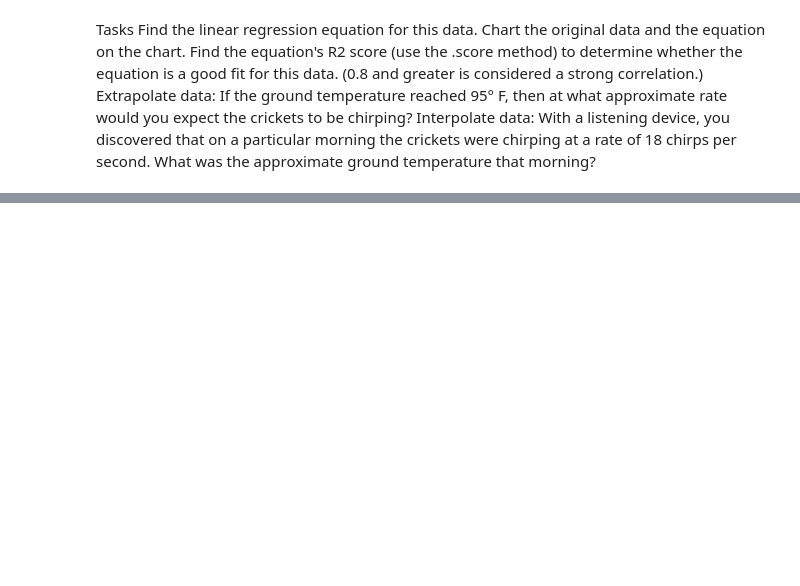
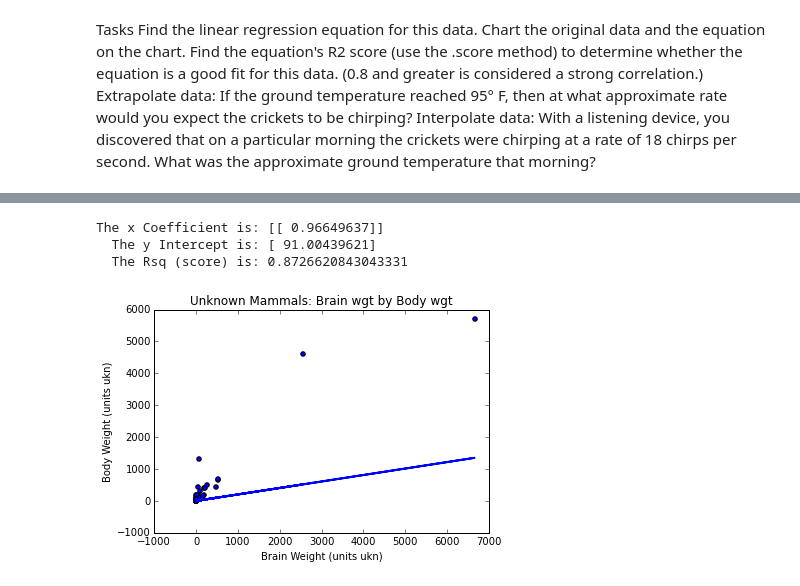
Before and after one commit to BobAmand/linear-regression, a Jupyter notebook: ScratchONE.ipynb, the cells around one changed output, grey strips where cells are left out. Cells and saved outputs as stored; diff of their text form; code cells hidden in the pictures; blank space fills up the shorter version.

```diff
--- a/ScratchONE.ipynb
+++ b/ScratchONE.ipynb
@@ -26,0 +118,20 @@ NameError: name 'df' is not defined
+# %%
+plt.scatter(dff[['Brain']],dff[['Body']])
+plt.title("Unknown Mammals: Brain wgt by Body wgt")
+rrline = linear_model.LinearRegression()
+rrline.fit(dff[['Brain']],dff[['Body']])
+plt.plot(dff[['Brain']],
+         rline.predict(dff[['Brain']]),
+         color='blue',
+         linewidth = 2)
+plt.xlabel("Brain Weight (units ukn)")
+plt.ylabel("Body Weight (units ukn)")
+
+print("The x Coefficient is: {}".format(rrline.coef_))
+print("  The y Intercept is: {}".format(rrline.intercept_))
+print("  The Rsq (score) is: {}".format(rrline.score(dff[['Brain']],dff[['Body']])))
+# %% [output]
+The x Coefficient is: [[ 0.96649637]]
+  The y Intercept is: [ 91.00439621]
+  The Rsq (score) is: 0.8726620843043331
+[figure, added]
```
Also changed, not shown: parts of 32 cells of this notebook.
